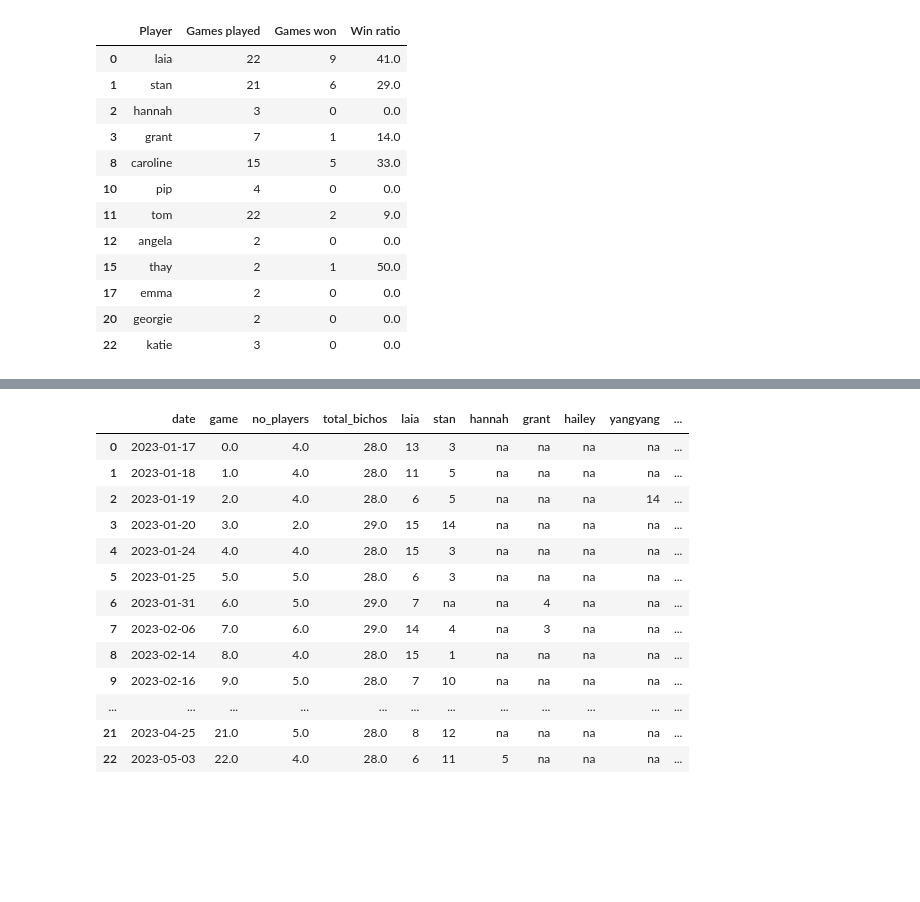
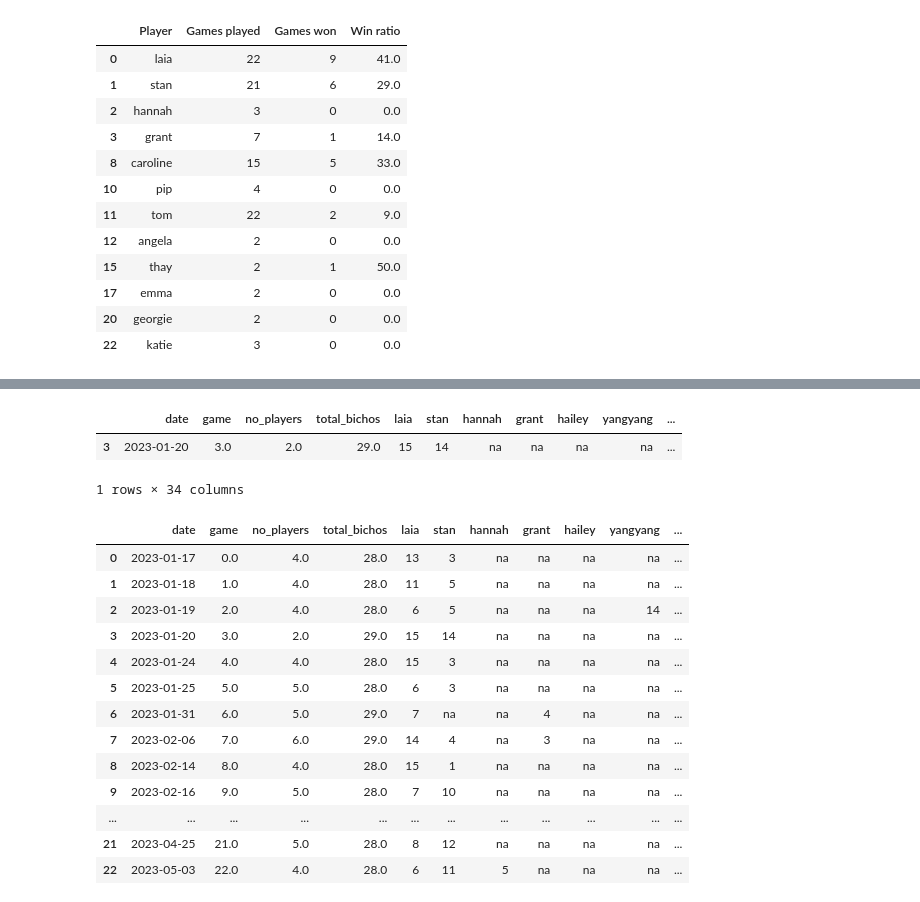
Before and after one commit to laiagf/bichitos, a Jupyter notebook: bichos.ipynb, the cells around one changed output, grey strips where cells are left out. Saved outputs shown, nothing was run; the diff lists cells and outputs as text; code cells hidden in the pictures; blank space fills up the shorter version.

```diff
--- a/bichos.ipynb
+++ b/bichos.ipynb
@@ -128,3 +155,9 @@ px.histogram(df_filtered[~ df_filtered.no_players.isnull()].sort_values('no_play
+# %%
+df_filtered[df_filtered.no_players==2]
+# %% [output]
+|  | date | game | no_players | total_bichos | laia | stan | hannah | grant | hailey | yangyang | ... |
+| 3 | 2023-01-20 | 3.0 | 2.0 | 29.0 | 15 | 14 | na | na | na | na | ... |
+1 rows × 34 columns
 # %%
 df_filtered
 # %% [output]
```
Also changed, not shown: parts of 16 cells of this notebook, 1 other file.
